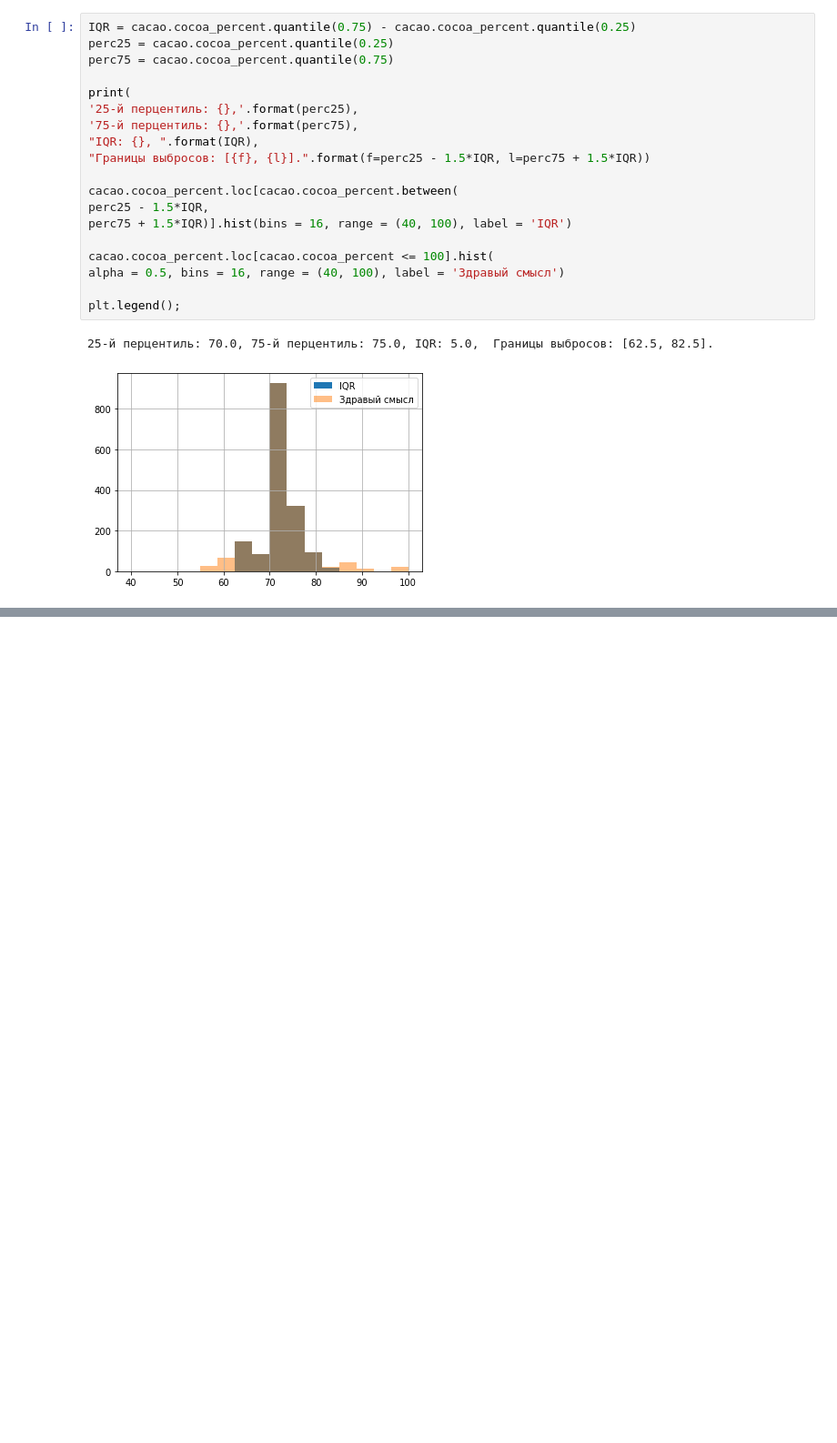
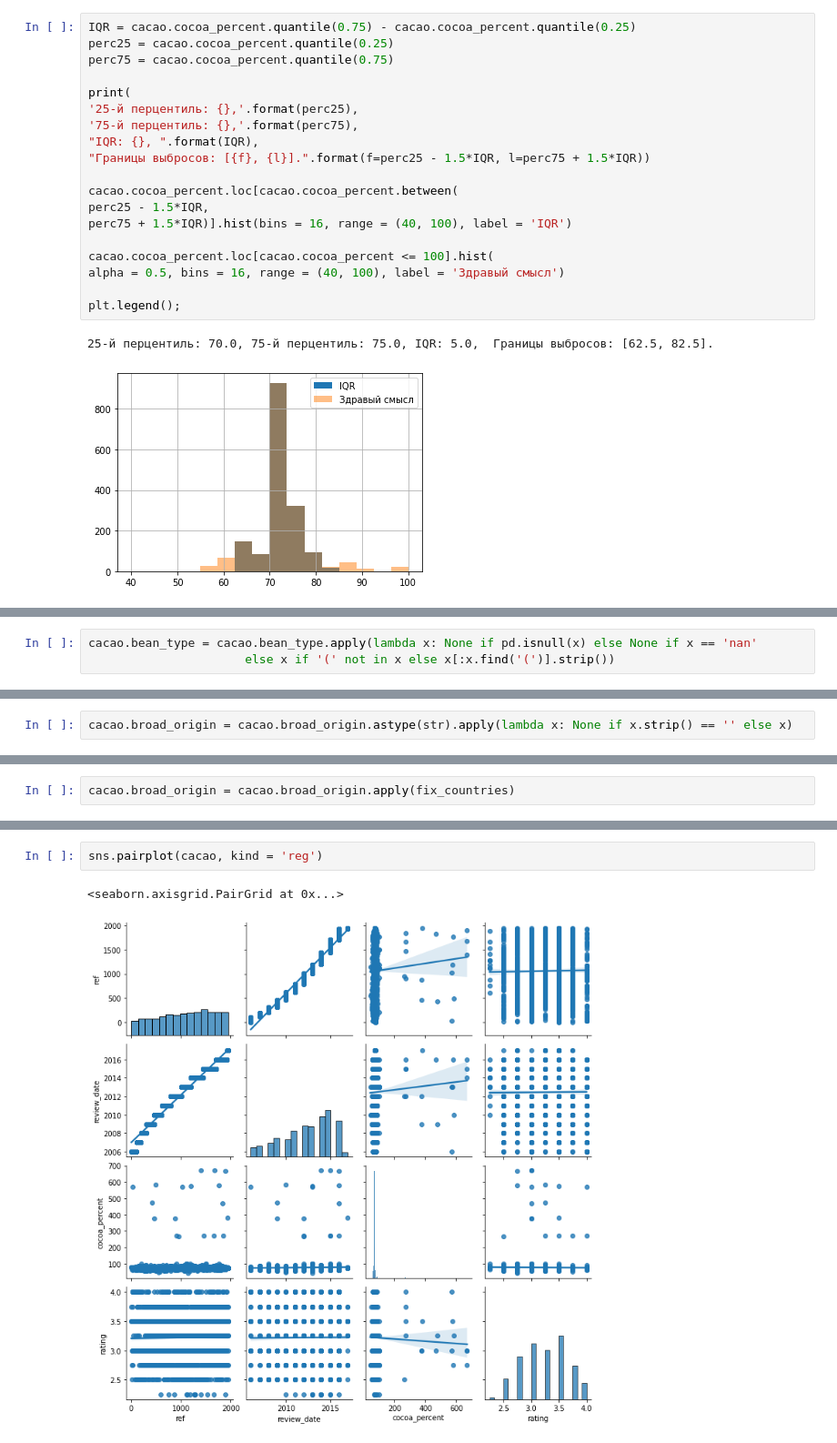
Before and after one commit to alex-coch/SkillFactory, a Jupyter notebook: Data Science/EDA/SF_FS_EDA.ipynb, the cells around one changed output, grey strips where cells are left out. Shown at 91% size. Cells and saved outputs as stored; diff of their text form; blank space fills up the shorter version.

```diff
--- a/Data Science/EDA/SF_FS_EDA.ipynb
+++ b/Data Science/EDA/SF_FS_EDA.ipynb
@@ -212,0 +350,3 @@ plt.legend();
+# %%
+cacao.bean_type = cacao.bean_type.apply(lambda x: None if pd.isnull(x) else None if x == 'nan'
+                      else x if '(' not in x else x[:x.find('(')].strip())
@@ -212,0 +407,2 @@ plt.legend();
+# %%
+cacao.broad_origin = cacao.broad_origin.astype(str).apply(lambda x: None if x.strip() == '' else x)
@@ -212,0 +570,2 @@ plt.legend();
+# %%
+cacao.broad_origin = cacao.broad_origin.apply(fix_countries)
@@ -212,0 +623,5 @@ plt.legend();
+# %%
+sns.pairplot(cacao, kind = 'reg')
+# %% [output]
+<seaborn.axisgrid.PairGrid at 0x...>
+[figure, added]
```
Also changed, not shown: parts of 26 cells of this notebook.
